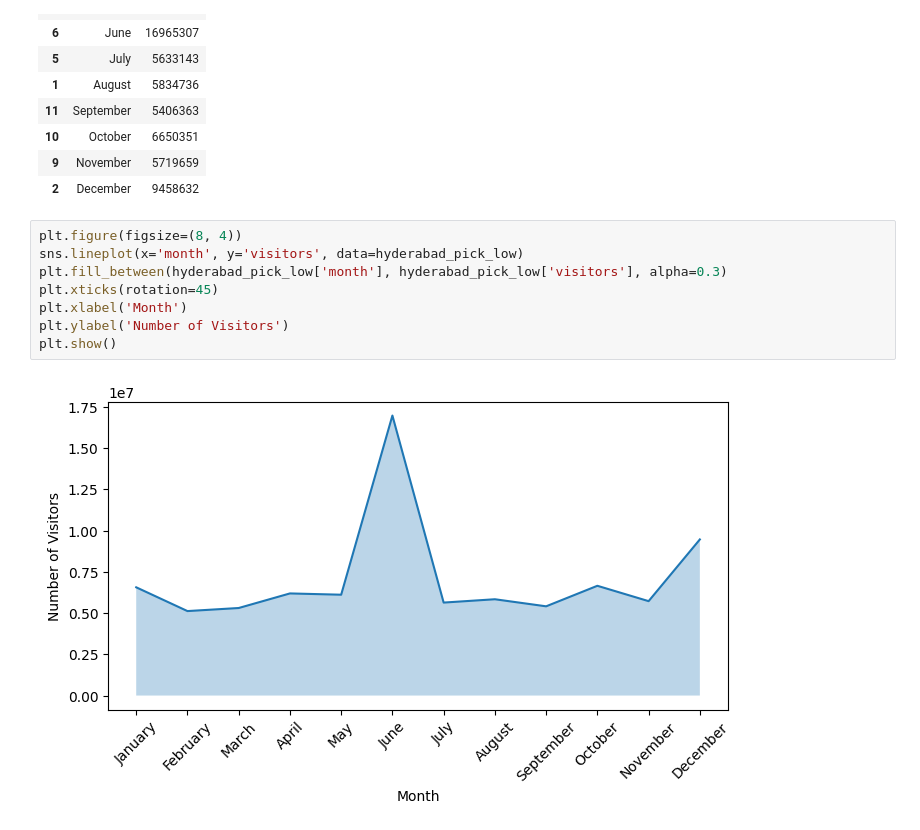
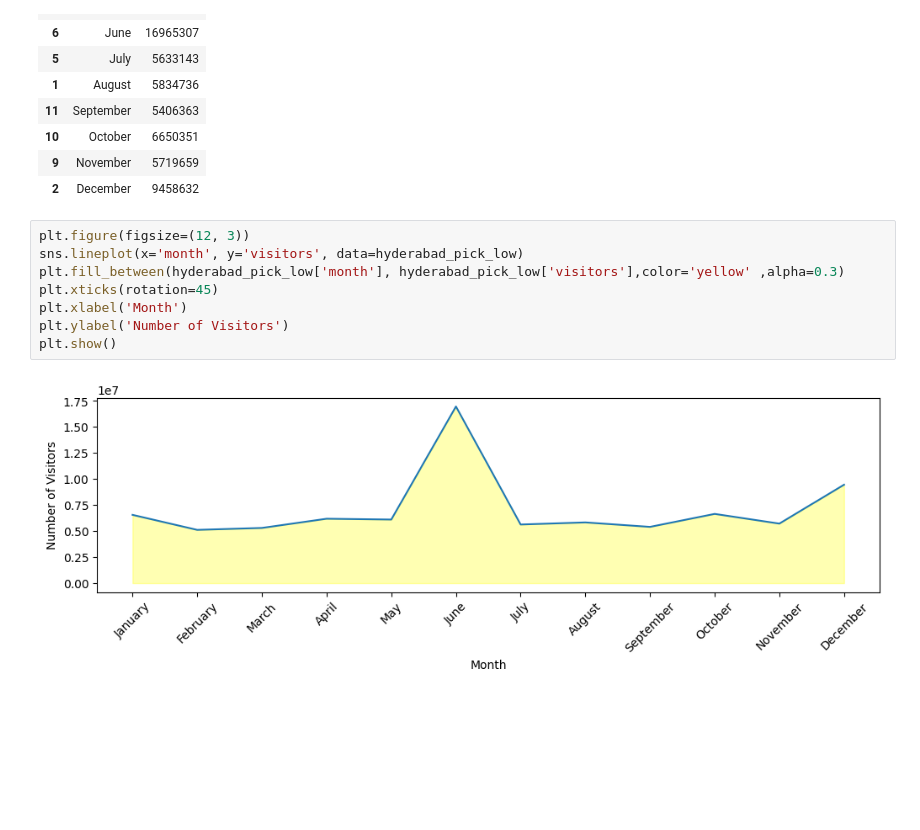
Before and after one commit to sourabhms66/Tourism_Revenue, a Jupyter notebook: codes.ipynb, the cells around one changed output. Saved outputs shown, nothing was run; the diff lists cells and outputs as text; blank space fills up the shorter version.

```diff
--- a/codes.ipynb
+++ b/codes.ipynb
@@ -641,12 +641,12 @@ hyderabad_pick_low
 | 9 | November | 5719659 |
 | 2 | December | 9458632 |
 # %%
-plt.figure(figsize=(8, 4))
+plt.figure(figsize=(12, 3))
 sns.lineplot(x='month', y='visitors', data=hyderabad_pick_low)
-plt.fill_between(hyderabad_pick_low['month'], hyderabad_pick_low['visitors'], alpha=0.3)
+plt.fill_between(hyderabad_pick_low['month'], hyderabad_pick_low['visitors'],color='yellow' ,alpha=0.3)
 plt.xticks(rotation=45)
 plt.xlabel('Month')
 plt.ylabel('Number of Visitors')
 plt.show()
 # %% [output]
-[figure, old version]
+[figure, new version]
```
